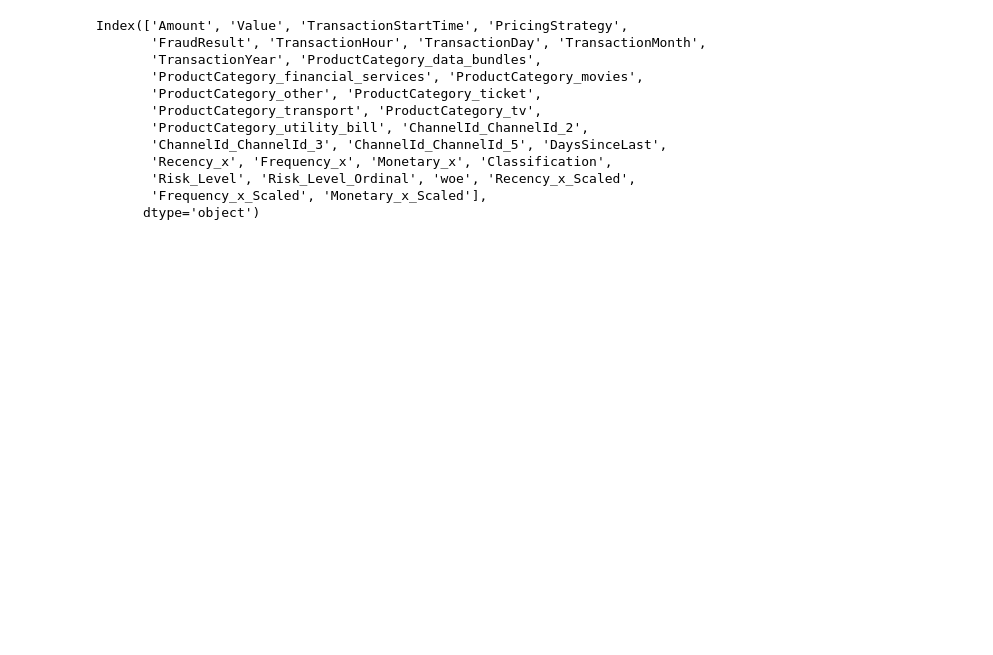
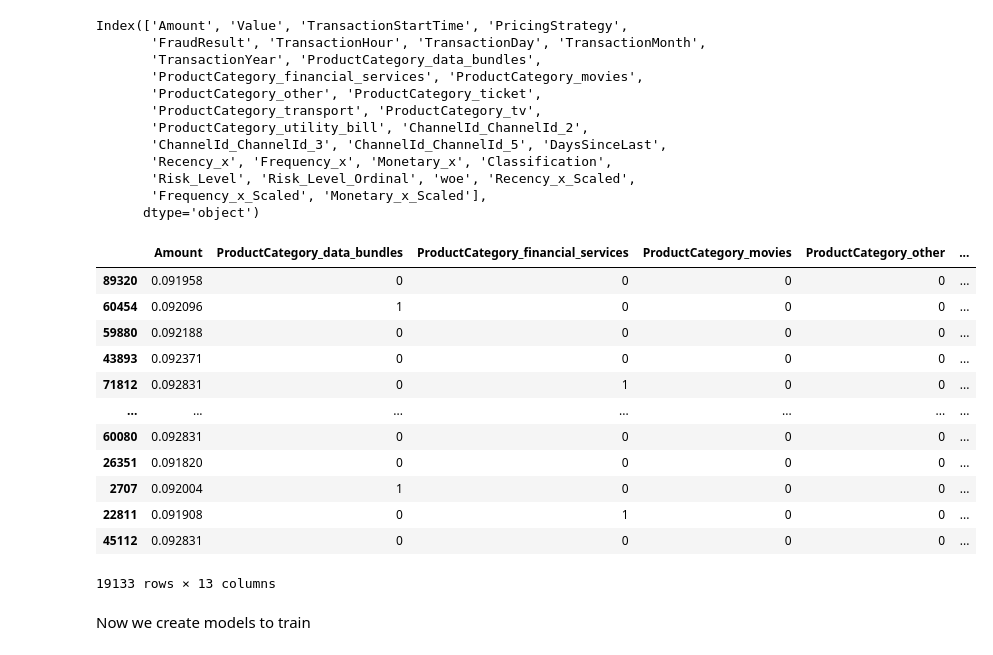
Before and after one commit to basleal22/kaim-week-6, a Jupyter notebook: notebooks/modeling.ipynb, the cells around one changed output. Saved outputs shown, nothing was run; the diff lists cells and outputs as text; code cells hidden in the pictures; blank space fills up the shorter version.

```diff
--- a/notebooks/modeling.ipynb
+++ b/notebooks/modeling.ipynb
@@ -90,3 +105,21 @@ Index(['Amount', 'Value', 'TransactionStartTime', 'PricingStrategy',
 # %%
 from scripts.modeling import split_model
 x_train,x_test,y_train,y_test = split_model(data)
+# %%
+x_test
+# %% [output]
+|  | Amount | ProductCategory_data_bundles | ProductCategory_financial_services | ProductCategory_movies | ProductCategory_other | ... |
+| 89320 | 0.091958 | 0 | 0 | 0 | 0 | ... |
+| 60454 | 0.092096 | 1 | 0 | 0 | 0 | ... |
+| 59880 | 0.092188 | 0 | 0 | 0 | 0 | ... |
+| 43893 | 0.092371 | 0 | 0 | 0 | 0 | ... |
+| 71812 | 0.092831 | 0 | 1 | 0 | 0 | ... |
+| ... | ... | ... | ... | ... | ... | ... |
+| 60080 | 0.092831 | 0 | 0 | 0 | 0 | ... |
+| 26351 | 0.091820 | 0 | 0 | 0 | 0 | ... |
+| 2707 | 0.092004 | 1 | 0 | 0 | 0 | ... |
+| 22811 | 0.091908 | 0 | 1 | 0 | 0 | ... |
+| 45112 | 0.092831 | 0 | 0 | 0 | 0 | ... |
+19133 rows × 13 columns
+# %% [markdown]
+Now we create models to train
```
Also changed, not shown: parts of 4 cells of this notebook.
